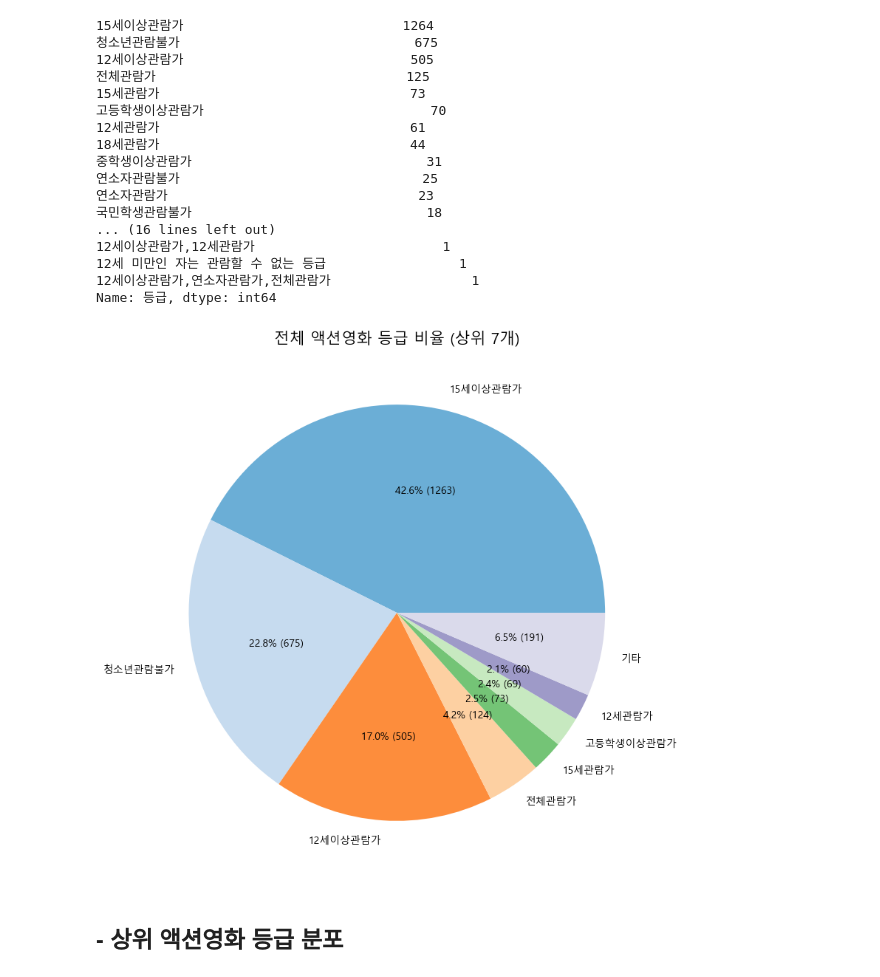
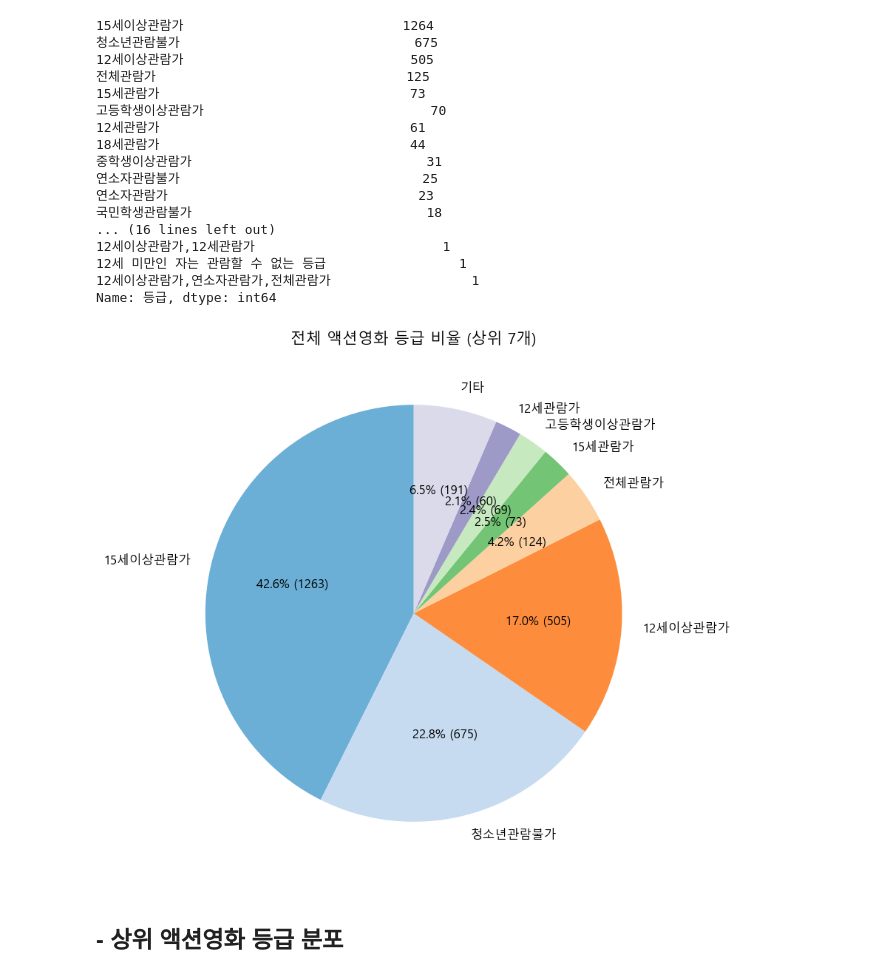
Before and after one commit to wonyounging/1_Project, a Jupyter notebook: 분석_액션영화 장르.ipynb, the cells around one changed output. Drawn from its saved outputs; the diff is of its cells as text; code cells hidden in the pictures.

```diff
--- a/분석_액션영화 장르.ipynb
+++ b/분석_액션영화 장르.ipynb
@@ -241,27 +241,27 @@ all_act_mv['등급'].value_counts()
 12세 미만인 자는 관람할 수 없는 등급                 1
 12세이상관람가,연소자관람가,전체관람가                  1
 Name: 등급, dtype: int64
-# %%
-n_categories = 7  # 표시할 범주 개수
-
-act_mv_counts = all_act_mv['등급'].value_counts()
-top_categories = act_mv_counts.head(n_categories)
-other_category_count = act_mv_counts.sum() - top_categories.sum()
-top_categories['기타'] = other_category_count
-
-labels = top_categories.index.tolist()
-
-plt.figure(figsize=(8, 8))
-patches, _, autotexts = plt.pie(top_categories, labels=labels, autopct=lambda pct: f'{pct:.1f}% ({int(pct * sum(top_categories)/100)})', colors=colors[0::2])
-
-plt.title('전체 액션영화 등급 비율 (상위 {}개)'.format(n_categories), size = 15)
-plt.axis('equal')
-
-plt.subplots_adjust(top=1)
-
-plt.show()
-# %% [output]
-[figure, removed]
+# %%
+n_categories = 7  # 표시할 범주 개수
+
+act_mv_counts = all_act_mv['등급'].value_counts()
+top_categories = act_mv_counts.head(n_categories)
+other_category_count = act_mv_counts.sum() - top_categories.sum()
+top_categories['기타'] = other_category_count
+
+labels = top_categories.index.tolist()
+
+plt.figure(figsize=(8, 8))
+patches, _, autotexts = plt.pie(top_categories, labels=labels, autopct=lambda pct: f'{pct:.1f}% ({int(pct * sum(top_categories)/100)})', colors=colors[0::2], startangle=90, textprops={'fontsize': 12})
+
+plt.title('전체 액션영화 등급 비율 (상위 {}개)'.format(n_categories), size=15)
+plt.axis('equal')
+
+plt.subplots_adjust(top=1)
+
+plt.show()
+# %% [output]
+[figure, added]
 # %% [markdown]
 ## - 상위 액션영화 등급 분포
 # %%
```
Also changed, not shown: parts of 3 cells of this notebook.
